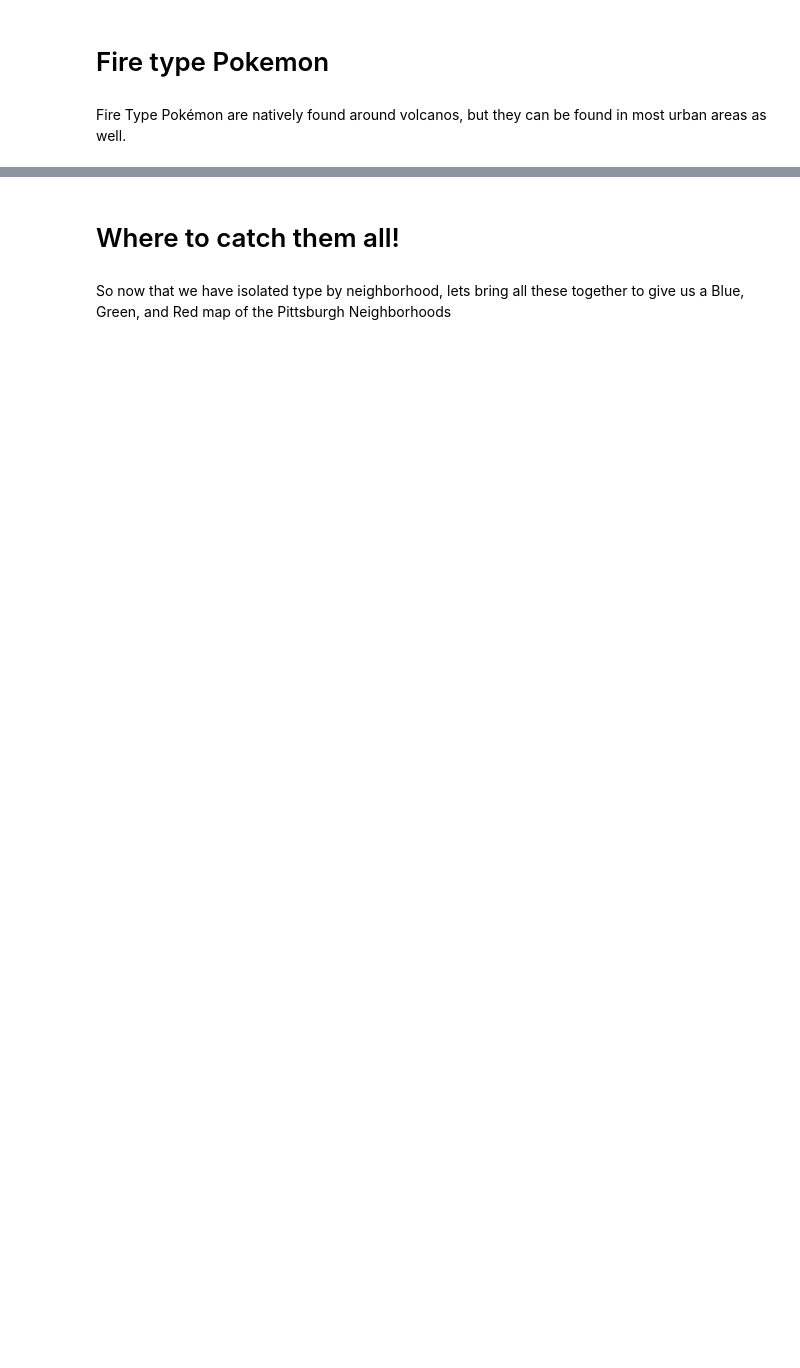
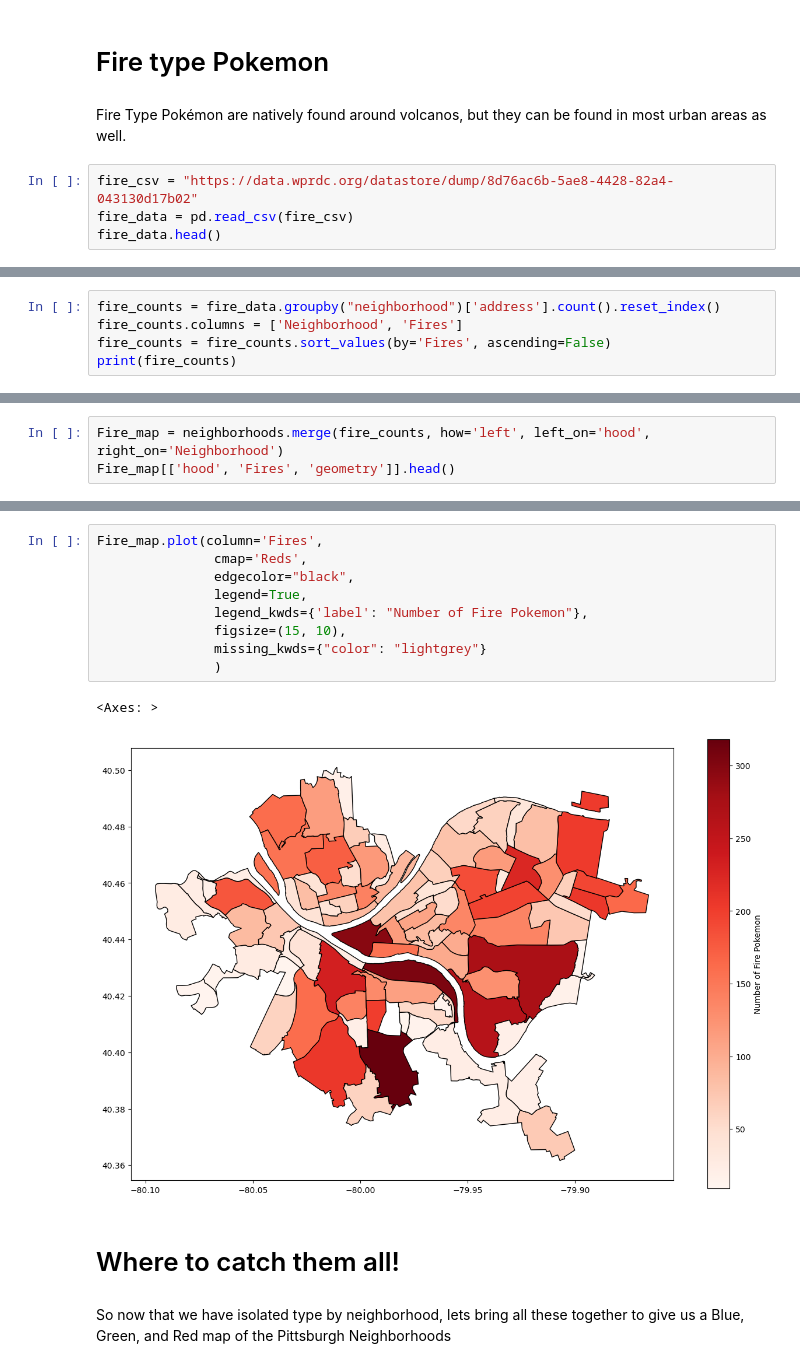
Before and after one commit to JEB608-2025/Final_Project, a Jupyter notebook: Group 16 Final Project/Group 16 Final.ipynb, the cells around one changed output, grey strips where cells are left out. Saved outputs shown, nothing was run; the diff lists cells and outputs as text; blank space fills up the shorter version.

```diff
--- a/Group 16 Final Project/Group 16 Final.ipynb
+++ b/Group 16 Final Project/Group 16 Final.ipynb
@@ -146,3 +146,7 @@ WF_map.plot(column='Water Features',
 # Fire type Pokemon
 # %% [markdown]
 Fire Type Pokémon are natively found around volcanos, but they can be found in most urban areas as well.
+# %%
+fire_csv = "https://data.wprdc.org/datastore/dump/8d76ac6b-5ae8-4428-82a4-043130d17b02"
+fire_data = pd.read_csv(fire_csv)
+fire_data.head()
@@ -148,0 +160,5 @@ Fire Type Pokémon are natively found around volcanos, but they can be found in
+# %%
+fire_counts = fire_data.groupby("neighborhood")['address'].count().reset_index()
+fire_counts.columns = ['Neighborhood', 'Fires']
+fire_counts = fire_counts.sort_values(by='Fires', ascending=False)
+print(fire_counts)
@@ -148,0 +180,3 @@ Fire Type Pokémon are natively found around volcanos, but they can be found in
+# %%
+Fire_map = neighborhoods.merge(fire_counts, how='left', left_on='hood', right_on='Neighborhood')
+Fire_map[['hood', 'Fires', 'geometry']].head()
@@ -149,3 +190,15 @@ Fire Type Pokémon are natively found around volcanos, but they can be found in
+# %%
+Fire_map.plot(column='Fires',
+               cmap='Reds',
+               edgecolor="black",
+               legend=True,
+               legend_kwds={'label': "Number of Fire Pokemon"},
+               figsize=(15, 10),
+               missing_kwds={"color": "lightgrey"}
+               )
+# %% [output]
+<Axes: >
+[figure, added]
 # %% [markdown]
 # Where to catch them all!
 # %% [markdown]
```
Also changed, not shown: parts of 18 cells of this notebook.
